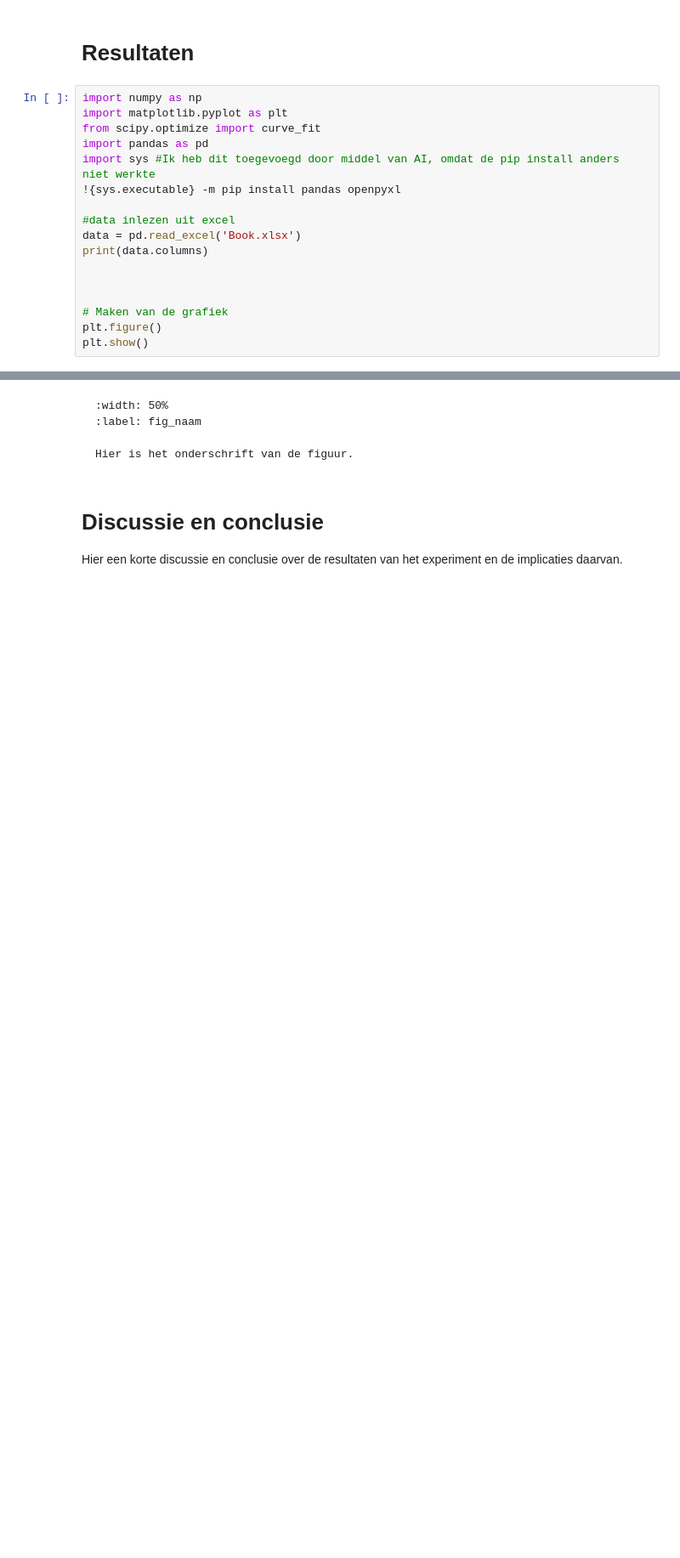
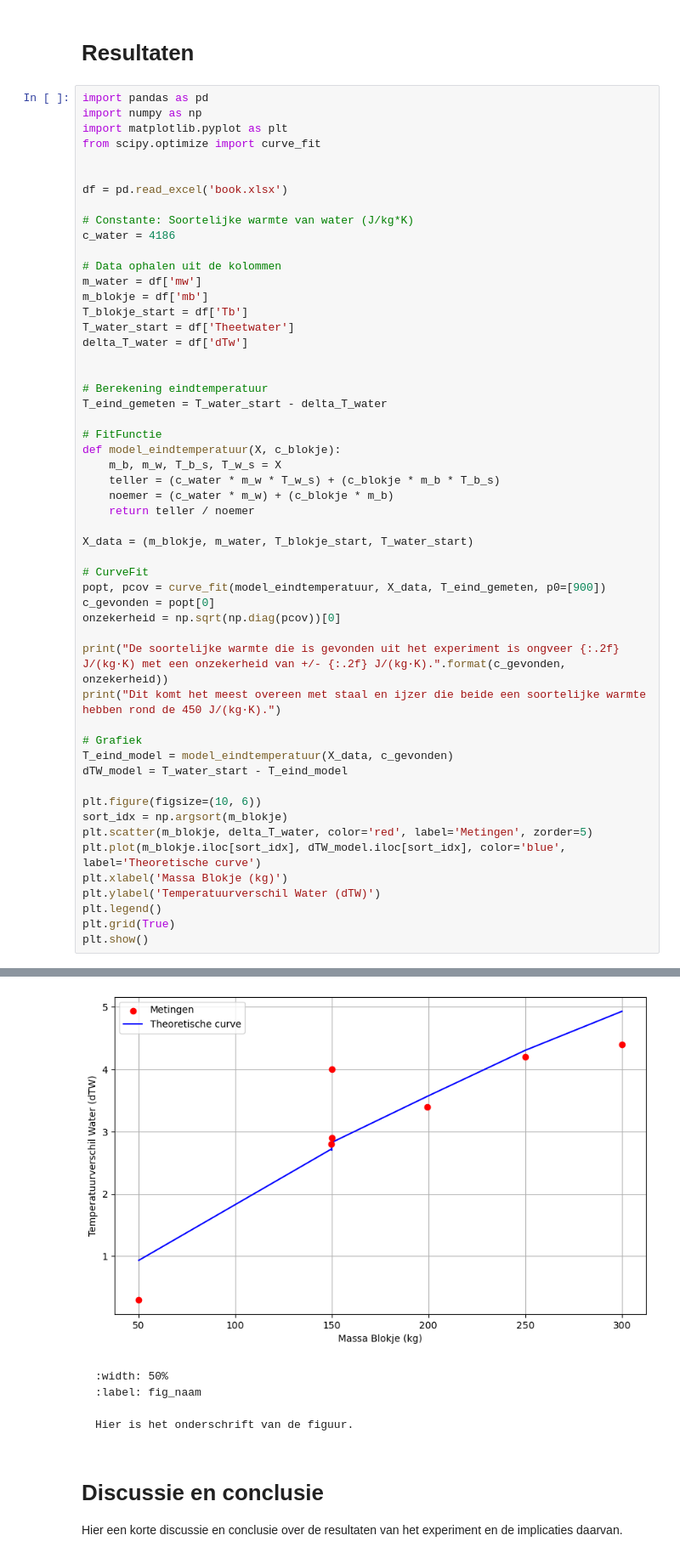
Before and after one commit to Ikbenjamin07/thermolab_MatthijsvOostrum_BenGeertman_groepje_3.5, a Jupyter notebook: Content/Labs/Warmtecapaciteit.ipynb, the cells around one changed output, grey strips where cells are left out. Shown at 85% size. Drawn from its saved outputs; the diff is of its cells as text; blank space fills up the shorter version.

Commit message:
warmtecapaciteit op de goede plek gezet

````diff
--- a/Content/Labs/Warmtecapaciteit.ipynb
+++ b/Content/Labs/Warmtecapaciteit.ipynb
@@ -69,20 +69,56 @@ Het voorbeeld kun je natuurlijk straks verwijderen.
 # %% [markdown]
 # Resultaten
 # %%
+import pandas as pd
 import numpy as np
 import matplotlib.pyplot as plt
 from scipy.optimize import curve_fit
-import pandas as pd
-import sys #Ik heb dit toegevoegd door middel van AI, omdat de pip install anders niet werkte
-!{sys.executable} -m pip install pandas openpyxl
-
-#data inlezen uit excel
-data = pd.read_excel('Book.xlsx')
-print(data.columns)
 
 
+df = pd.read_excel('book.xlsx')
 
-# Maken van de grafiek
-plt.figure()
+# Constante: Soortelijke warmte van water (J/kg*K)
+c_water = 4186
+
+# Data ophalen uit de kolommen
+m_water = df['mw']
+m_blokje = df['mb']
+T_blokje_start = df['Tb']
+T_water_start = df['Theetwater']
+delta_T_water = df['dTw']
+
+
+# Berekening eindtemperatuur
+T_eind_gemeten = T_water_start - delta_T_water
+
+# FitFunctie
+def model_eindtemperatuur(X, c_blokje):
+    m_b, m_w, T_b_s, T_w_s = X
+    teller = (c_water * m_w * T_w_s) + (c_blokje * m_b * T_b_s)
+    noemer = (c_water * m_w) + (c_blokje * m_b)
+    return teller / noemer
+
+X_data = (m_blokje, m_water, T_blokje_start, T_water_start)
+
+# CurveFit
+popt, pcov = curve_fit(model_eindtemperatuur, X_data, T_eind_gemeten, p0=[900])
+c_gevonden = popt[0]
+onzekerheid = np.sqrt(np.diag(pcov))[0]
+
+print("De soortelijke warmte die is gevonden uit het experiment is ongveer {:.2f} J/(kg·K) met een onzekerheid van +/- {:.2f} J/(kg·K).".format(c_gevonden, onzekerheid))
+print("Dit komt het meest overeen met staal en ijzer die beide een soortelijke warmte hebben rond de 450 J/(kg·K).")
+
+# Grafiek
+T_eind_model = model_eindtemperatuur(X_data, c_gevonden)
+dTW_model = T_water_start - T_eind_model
+
+plt.figure(figsize=(10, 6))
+sort_idx = np.argsort(m_blokje)
+plt.scatter(m_blokje, delta_T_water, color='red', label='Metingen', zorder=5)
+plt.plot(m_blokje.iloc[sort_idx], dTW_model.iloc[sort_idx], color='blue', label='Theoretische curve')
+plt.xlabel('Massa Blokje (kg)')
+plt.ylabel('Temperatuurverschil Water (dTW)')
+plt.legend()
+plt.grid(True)
 plt.show()
 # %% [output]
@@ -99,3 +127,4 @@ Index(['dTw', 'mw', 'mb', 'Tb', 'Theetwater'], dtype='object')
+[figure, added]
 # %% [markdown]
 ```{figure} figures/naam.png
 :width: 50%
````
Also changed, not shown: parts of 1 cell of this notebook, 1 other file.
